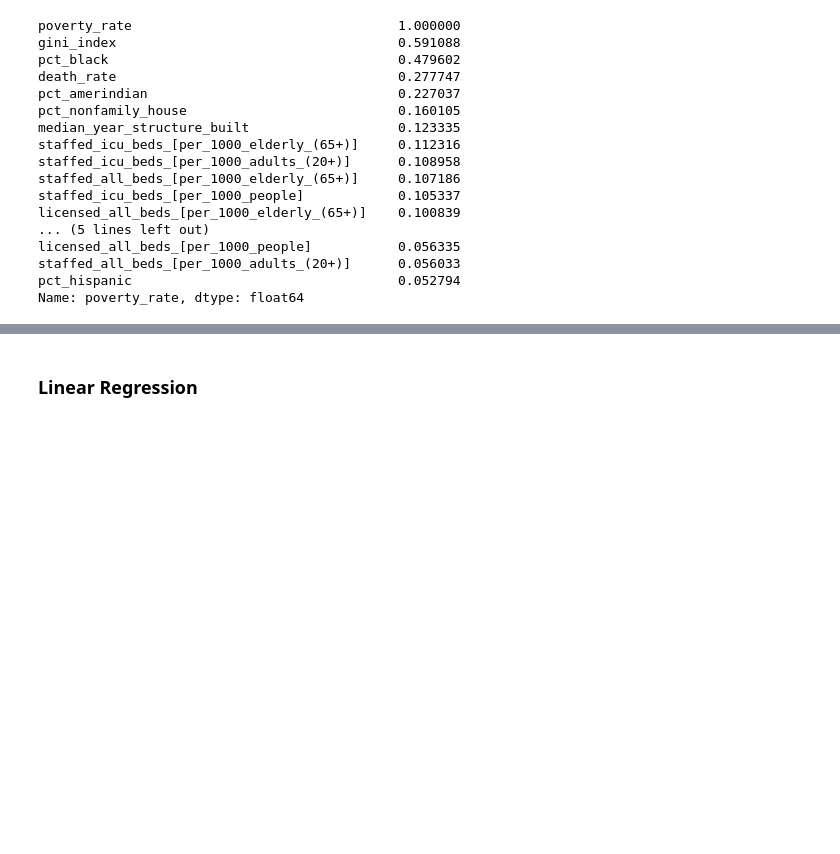
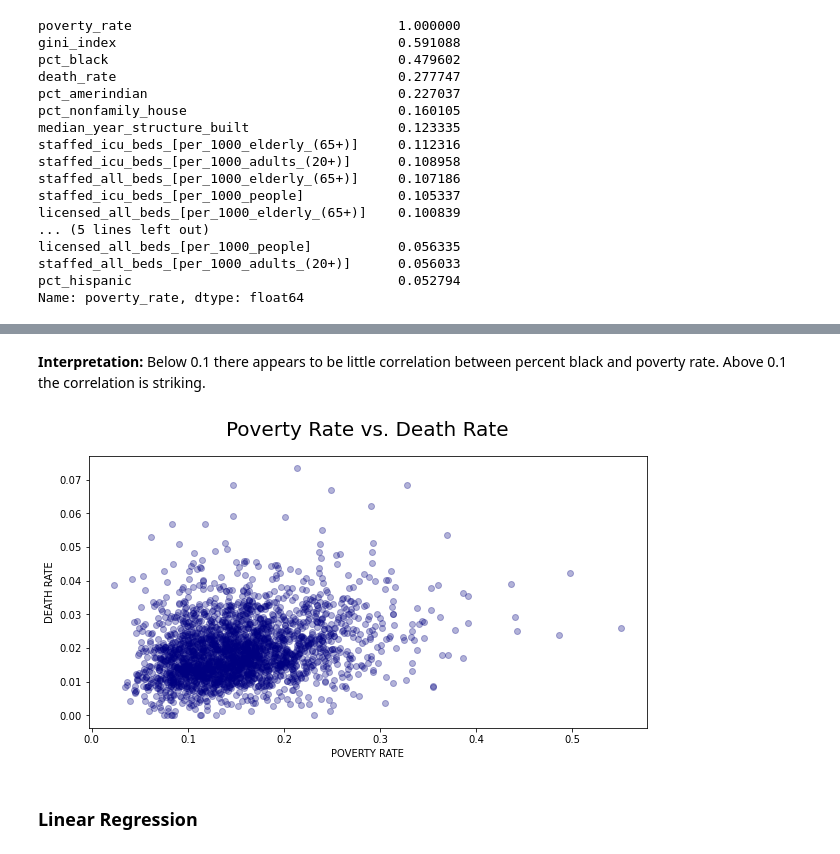
Before and after one commit to spark126/covid_poverty_and_death_rate, a Jupyter notebook: code/poverty_models.ipynb, the cells around one changed output, grey strips where cells are left out. Cells and saved outputs as stored; diff of their text form; code cells hidden in the pictures; blank space fills up the shorter version.

```diff
--- a/code/poverty_models.ipynb
+++ b/code/poverty_models.ipynb
@@ -120,3 +260,16 @@ X_test_sc = ss.transform(X_test)
+# %% [markdown]
+**Interpretation:** Below 0.1 there appears to be little correlation between percent black and poverty rate. Above 0.1 the correlation is striking.
+# %%
+plt.figure(figsize=(10,5))
+plt.scatter(df['poverty_rate'], df['death_rate'], alpha = .3,
+            c='navy')
+plt.xlabel('POVERTY RATE')
+plt.ylabel('DEATH RATE')
+plt.title('Poverty Rate vs. Death Rate',
+          fontsize=20, pad=20)
+plt.savefig('../img/poverty_vs_deaths');
+# %% [output]
+[figure, added]
 # %% [markdown]
 ### Linear Regression
 # %%
```
Also changed, not shown: parts of 32 cells of this notebook, 4 other files.
